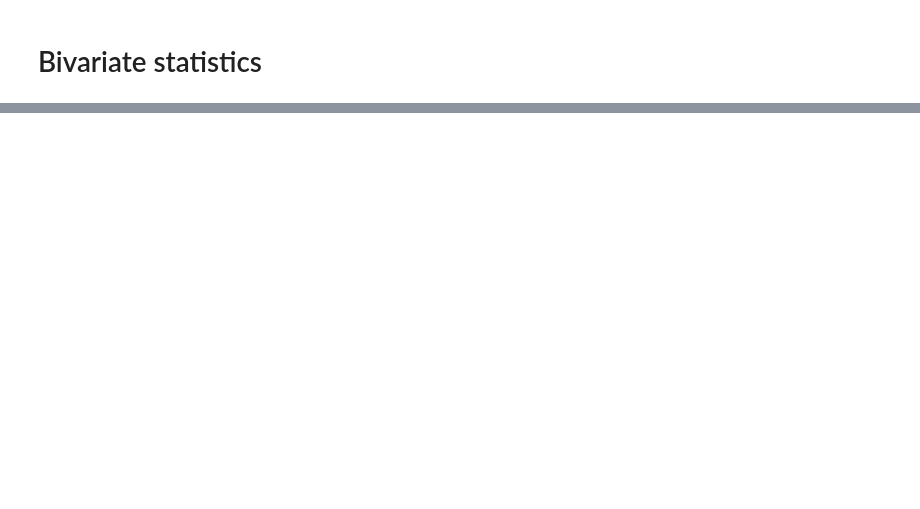
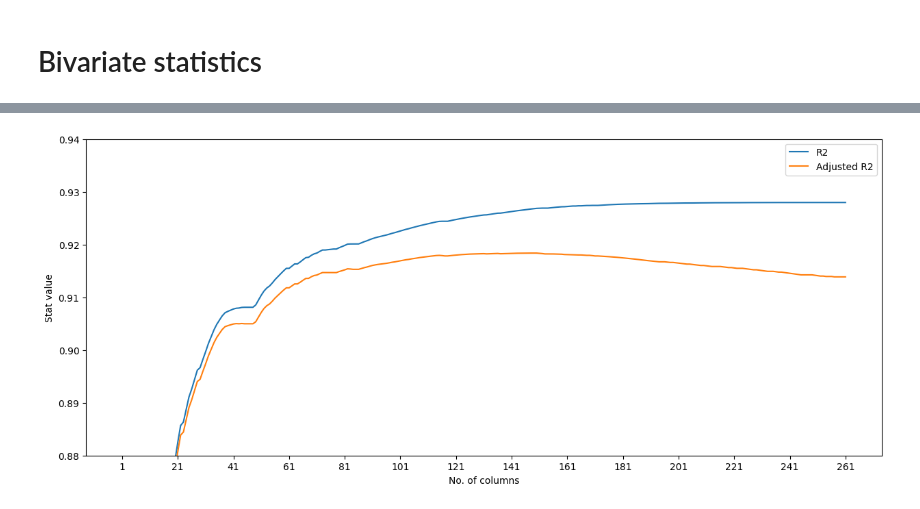
Before and after one commit to SajawalHassan/Housing-price-analysis, a Jupyter notebook: Housing_price_analysis.ipynb, the cells around one changed output, grey strips where cells are left out. Cells and saved outputs as stored; diff of their text form; code cells hidden in the pictures; blank space fills up the shorter version.

```diff
--- a/Housing_price_analysis.ipynb
+++ b/Housing_price_analysis.ipynb
@@ -60,0 +545,5 @@ From this, we can see we will have to:
+# %%
+def mlr_features(results):
+  feature_df = pd.DataFrame(data={"coef": results.params, "t": abs(results.tvalues), "p": results.pvalues})
+  feature_df.drop(labels=["const"], inplace=True)
+  return feature_df.sort_values(by=["t", "p"])
@@ -60,0 +582,25 @@ From this, we can see we will have to:
+# %%
+"""
+Removes the lowest contributing column from given dataframe repeatedly until it reaches a min cols required and records fit stats of each version of the dataframe
+"""
+def mlr_step(df, label, min=2):
+  df_models = pd.DataFrame(columns=["R2", "adjR2", "R2_adjR2_diff", "MAE", "RMSE", "Features"])
+
+  df_prepared = mlr_prepare(df) # prepare for mlr
+
+  results = mlr(df_prepared, label) # generate mlr results
+
+  df_models.loc[str(len(results.params))] = mlr_fit_stats(results, df_prepared[label]) # add df_prepared to df_models
+
+  df_features = mlr_features(results)
+  while len(results.params) >= min:
+    df_prepared = df_prepared.drop(columns=[df_features.index[0]])
+    results = mlr(df_prepared, label)
+    df_features = mlr_features(results)
+    df_models.loc[str(len(results.params))] = mlr_fit_stats(results, df_prepared[label])
+
+  return df_models
+# %%
+pd.options.display.float_format = '{:.10f}'.format
+df_models = mlr_step(df, label)
+df_models
@@ -60,0 +627,15 @@ From this, we can see we will have to:
+# %%
+fig, ax = plt.subplots(figsize=(15, 6))
+
+x_ticklabels = range(int(len(df_models.index)), int(df_models.index[-1]), int(int(len(df_models.index)) / 2))
+
+ax = sns.lineplot(x=df_models.index[::-1], y=df_models.R2.iloc[::-1], label="R2")
+ax = sns.lineplot(x=df_models.index[::-1], y=df_models.adjR2.iloc[::-1], label="Adjusted R2")
+
+ax.set_xticks(np.arange(len(df_models.index), step=20))
+ax.set_xlabel("No. of columns")
+ax.set_ylabel("Stat value")
+plt.legend()
+ax.set(ylim=(.88, .94));
+# %% [output]
+[figure, added]
```
Also changed, not shown: parts of 39 cells of this notebook.
